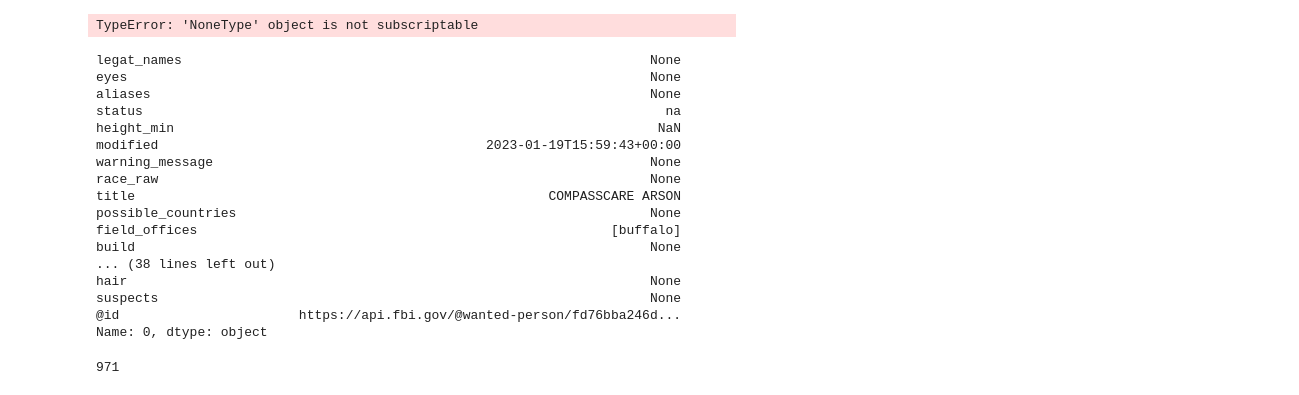
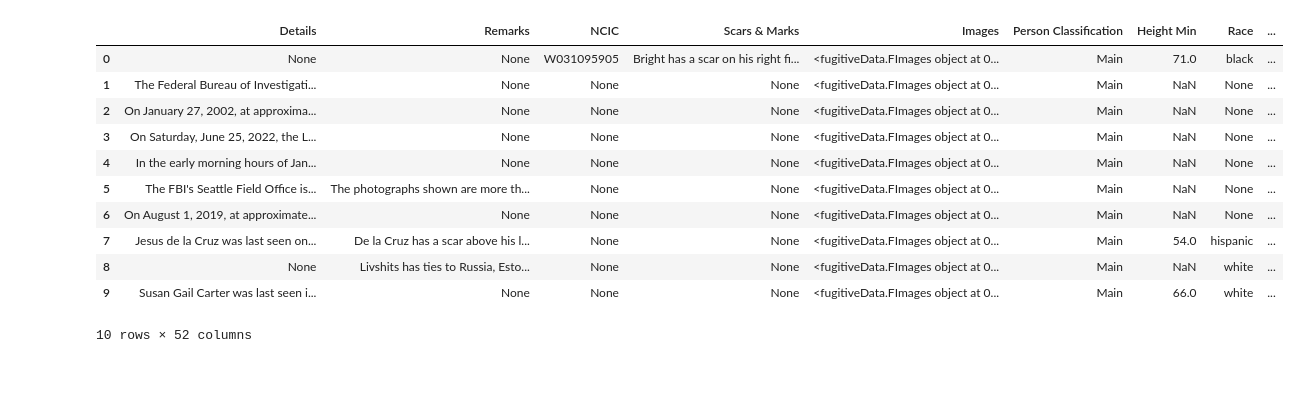
Before and after one commit to bedolpab/FBI-Wanted-Analysis, a Jupyter notebook: data_test.ipynb, the cells around one changed output. Cells and saved outputs as stored; diff of their text form; code cells hidden in the pictures.

```diff
--- a/data_test.ipynb
+++ b/data_test.ipynb
@@ -64,28 +28,0 @@ data.iloc[0,:].sex
-# %%
-fugitive = Fugitive(data.iloc[0, :])
-# %% [output]
-TypeError: 'NoneType' object is not subscriptable
-# %%
-fugitive
-# %% [output]
-legat_names                                                            None
-eyes                                                                   None
-aliases                                                                None
-status                                                                   na
-height_min                                                              NaN
-modified                                          2023-01-19T15:59:43+00:00
-warning_message                                                        None
-race_raw                                                               None
-title                                                     COMPASSCARE ARSON
-possible_countries                                                     None
-field_offices                                                     [buffalo]
-build                                                                  None
-... (38 lines left out)
-hair                                                                   None
-suspects                                                               None
-@id                       https://api.fbi.gov/@wanted-person/fd76bba246d...
-Name: 0, dtype: object
-# %%
-data.shape[0]
-# %% [output]
-971
@@ -91,0 +35,15 @@ data.shape[0]
+# %%
+df.head(10)
+# %% [output]
+|  | Details | Remarks | NCIC | Scars & Marks | Images | Person Classification | Height Min | Race | ... |
+| 0 | None | None | W031095905 | Bright has a scar on his right fi... | <fugitiveData.FImages object at 0... | Main | 71.0 | black | ... |
+| 1 | The Federal Bureau of Investigati... | None | None | None | <fugitiveData.FImages object at 0... | Main | NaN | None | ... |
+| 2 | On January 27, 2002, at approxima... | None | None | None | <fugitiveData.FImages object at 0... | Main | NaN | None | ... |
+| 3 | On Saturday, June 25, 2022, the L... | None | None | None | <fugitiveData.FImages object at 0... | Main | NaN | None | ... |
+| 4 | In the early morning hours of Jan... | None | None | None | <fugitiveData.FImages object at 0... | Main | NaN | None | ... |
+| 5 | The FBI's Seattle Field Office is... | The photographs shown are more th... | None | None | <fugitiveData.FImages object at 0... | Main | NaN | None | ... |
+| 6 | On August 1, 2019, at approximate... | None | None | None | <fugitiveData.FImages object at 0... | Main | NaN | None | ... |
+| 7 | Jesus de la Cruz was last seen on... | De la Cruz has a scar above his l... | None | None | <fugitiveData.FImages object at 0... | Main | 54.0 | hispanic | ... |
+| 8 | None | Livshits has ties to Russia, Esto... | None | None | <fugitiveData.FImages object at 0... | Main | NaN | white | ... |
+| 9 | Susan Gail Carter was last seen i... | None | None | None | <fugitiveData.FImages object at 0... | Main | 66.0 | white | ... |
+10 rows × 52 columns
```
Also changed, not shown: parts of 12 cells of this notebook, 2 other files.
